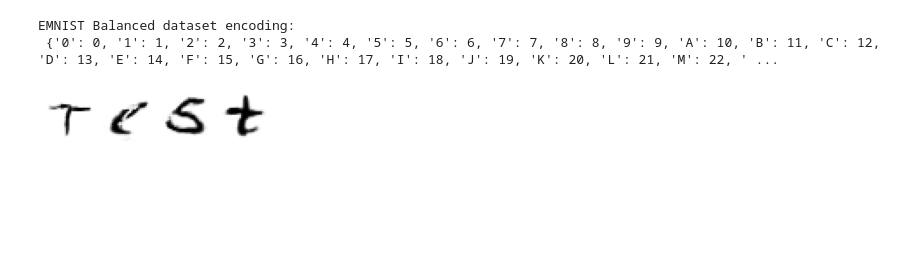
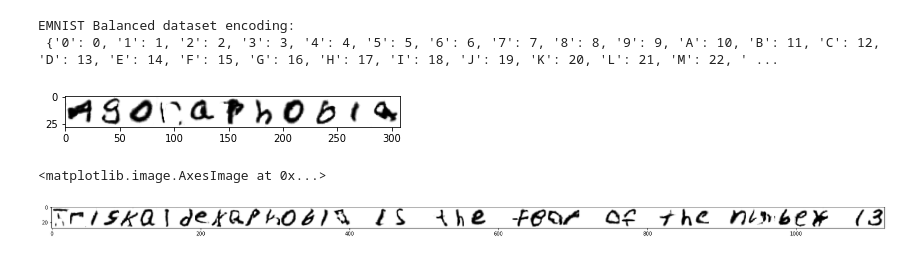
Before and after one commit to Amogh13246831/Handwriting-GAN, a Jupyter notebook: Letter GAN Usage.ipynb, the cells around one changed output. Cells and saved outputs as stored; diff of their text form; code cells hidden in the pictures; blank space fills up the shorter version.

```diff
--- a/Letter GAN Usage.ipynb
+++ b/Letter GAN Usage.ipynb
@@ -57,35 +61,63 @@ plt.imshow(out)
 # %%
 def get_emnist_balanced_dict():
   balanced_dict = {chr(i): i-48 for i in range(48, 58)}
   balanced_dict.update({chr(i): i-55 for i in range(65, 91)})
   balanced_dict.update({'a':36, 'b':37, 'c':12, 'd':38, 'e':39, 'f':40, 'g':41,
                         'h':42, 'i':18, 'j':19, 'k':20, 'l':21, 'm':22, 'n':43,
                         'o':24, 'p':25, 'q':44, 'r':45, 's':28, 't':46, 'u':30,
                         'v':31, 'w':32, 'x':33, 'y':34, 'z':35})
   return balanced_dict
 
 def generate_word_images(word, latent_dim, label_dict):
   labels = np.asarray([label_dict[ch] for ch in word])
   noise, _ = generate_latent_noise(latent_dim, len(word))
   images = np.squeeze(gen.predict([noise, labels]))
+  images = (images + 1) / 2.0
   return images
 
 balanced_dict = get_emnist_balanced_dict()
 print('EMNIST Balanced dataset encoding:\n', balanced_dict, '\n')
 
-images = generate_word_images('Test', 100, balanced_dict)
-images = (images + 1) / 2.0
+images = generate_word_images('Agoraphobia', 100, balanced_dict)
 
 def show_generated(examples, n, c):
-  fig = plt.figure(figsize=(c, n))
-  for i in range(n*c):
-    img = fig.add_subplot(n, c, i+1)
-    plt.axis('off')
-    plt.imshow(examples[i,:], cmap='gray_r')
-  plt.show()
+  plt.imshow(np.hstack((images[:])), cmap='gray_r')
 
 show_generated(images, 1, len(images))
 # %% [output]
 EMNIST Balanced dataset encoding:
  {'0': 0, '1': 1, '2': 2, '3': 3, '4': 4, '5': 5, '6': 6, '7': 7, '8': 8, '9': 9, 'A': 10, 'B': 11, 'C': 12, 'D': 13, 'E': 14, 'F': 15, 'G': 16, 'H': 17, 'I': 18, 'J': 19, 'K': 20, 'L': 21, 'M': 22, ' ...
-[figure, old version]
+[figure, new version]
+# %%
+def chop_wsp(image, thresh=0.1):
+  ncr = len(image[0]) - 2
+  while np.all(image[:][ncr] < thresh): # chop from right
+    ncr -= 1
+  ncl = 1
+  while np.all(image[:][ncl] < thresh): # chop from left
+    ncl += 1
+  return image[:, (ncl-1):(ncr+1)]
+
+def get_word(letters, thresh=0.1):
+  return np.hstack((chop_wsp(letters[i]) for i in range(len(letters))))
+
+def get_wspace(height, base_width, variance):
+  ws = np.zeros((height, base_width + randint(-variance, variance)))
+  return ws
+
+def get_sentence(sentence, latent_dim, label_dict, thresh=0.1, wsh=28, wsw=30, wsv=5):
+  words = sentence.split(' ')
+  letter_imgs = [generate_word_images(w, latent_dim, label_dict) for w in words]
+  word_imgs = [get_word(l, thresh) for l in letter_imgs]
+  sentence = word_imgs[0]
+  for img in word_imgs[1:]:
+    sentence = np.hstack((sentence, get_wspace(wsh, wsw, wsv), img))
+  return sentence
+
+sentence = 'Triskaidekaphobia is the fear of the number 13'
+
+fig = plt.figure(figsize=(30, 2))
+plt.imshow(get_sentence(sentence, latent_dim, balanced_dict), cmap='gray_r')
+# %% [output]
+<matplotlib.image.AxesImage at 0x...>
+[figure, added]
```
Also changed, not shown: parts of 3 cells of this notebook.
